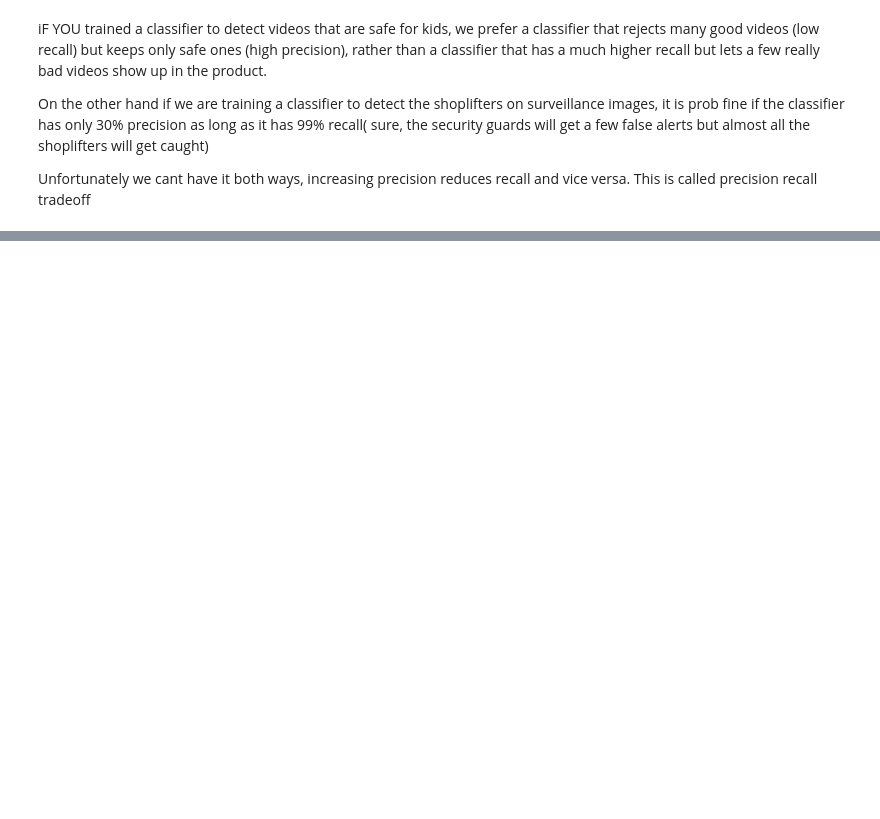
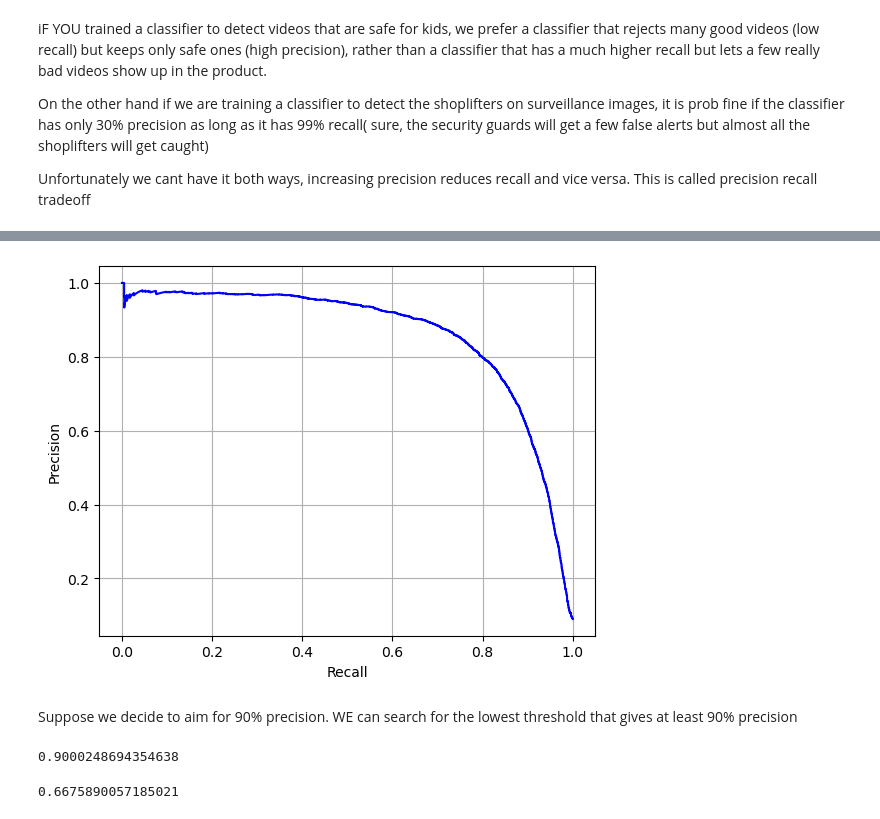
Before and after one commit to ujjawalsingh10/Handwritten-Digits-Recognition, a Jupyter notebook: Classification on MNIST.ipynb, the cells around one changed output, grey strips where cells are left out. Drawn from its saved outputs; the diff is of its cells as text; code cells hidden in the pictures; blank space fills up the shorter version.

```diff
--- a/Classification on MNIST.ipynb
+++ b/Classification on MNIST.ipynb
@@ -155,0 +206,12 @@ Unfortunately we cant have it both ways, increasing precision reduces recall and
+# %%
+### ANother way to select a good precision/recal tradeoff is to plot precision directly against recall
+def plot_precision_vs_recall(precisions, recalls):
+    plt.plot(recalls, precisions, 'b')
+    plt.xlabel('Recall')
+    plt.ylabel('Precision')
+    plt.grid(True)
+plot_precision_vs_recall(precisions, recalls)
+# %% [output]
+[figure, added]
+# %% [markdown]
+Suppose we decide to aim for 90% precision. WE can search for the lowest threshold that gives at least 90% precision
@@ -155,0 +223,8 @@ Unfortunately we cant have it both ways, increasing precision reduces recall and
+# %%
+precision_score(y_train_5, y_train_pred_90)
+# %% [output]
+0.9000248694354638
+# %%
+recall_score(y_train_5, y_train_pred_90)
+# %% [output]
+0.6675890057185021
```
Also changed, not shown: parts of 30 cells of this notebook.
